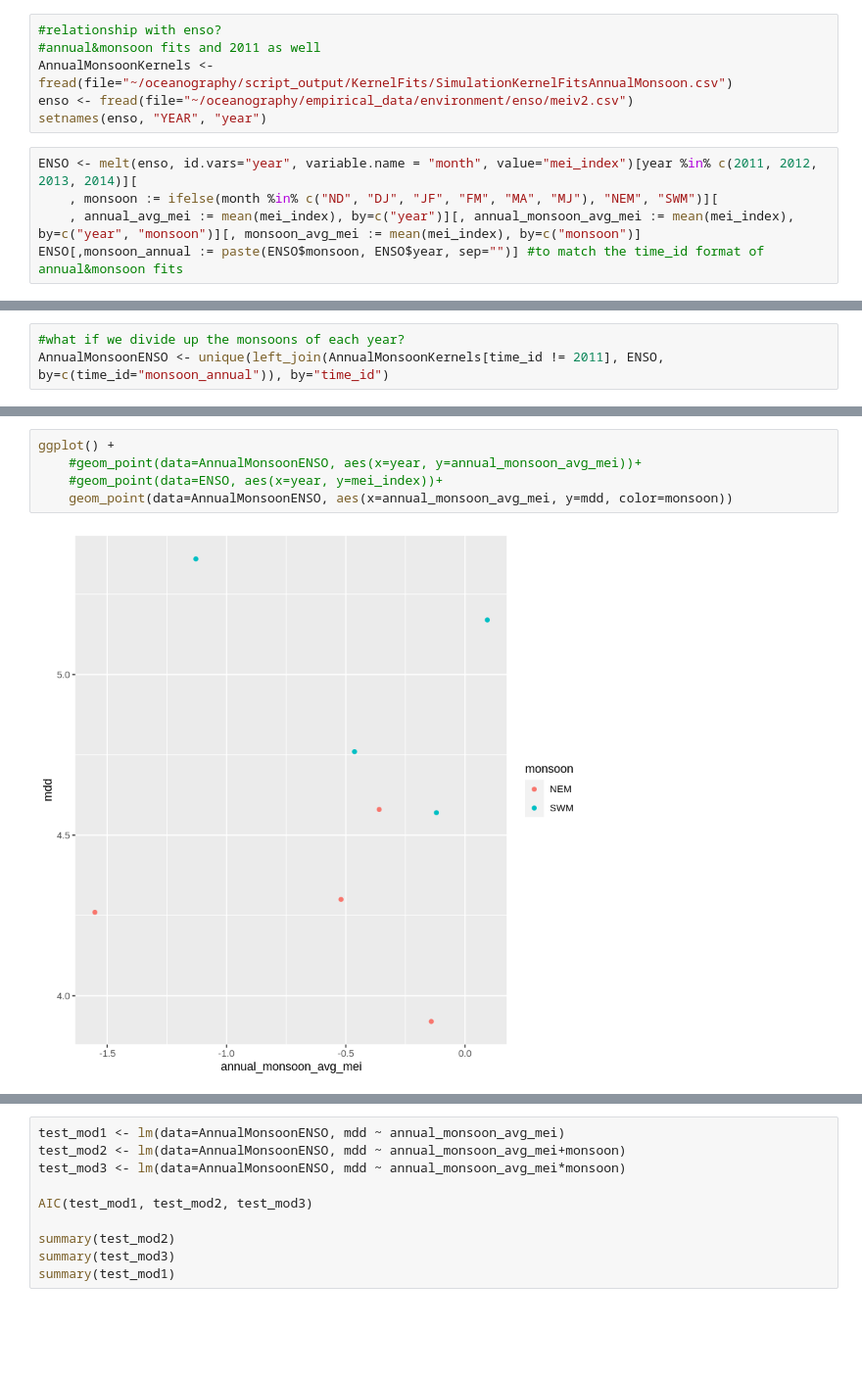
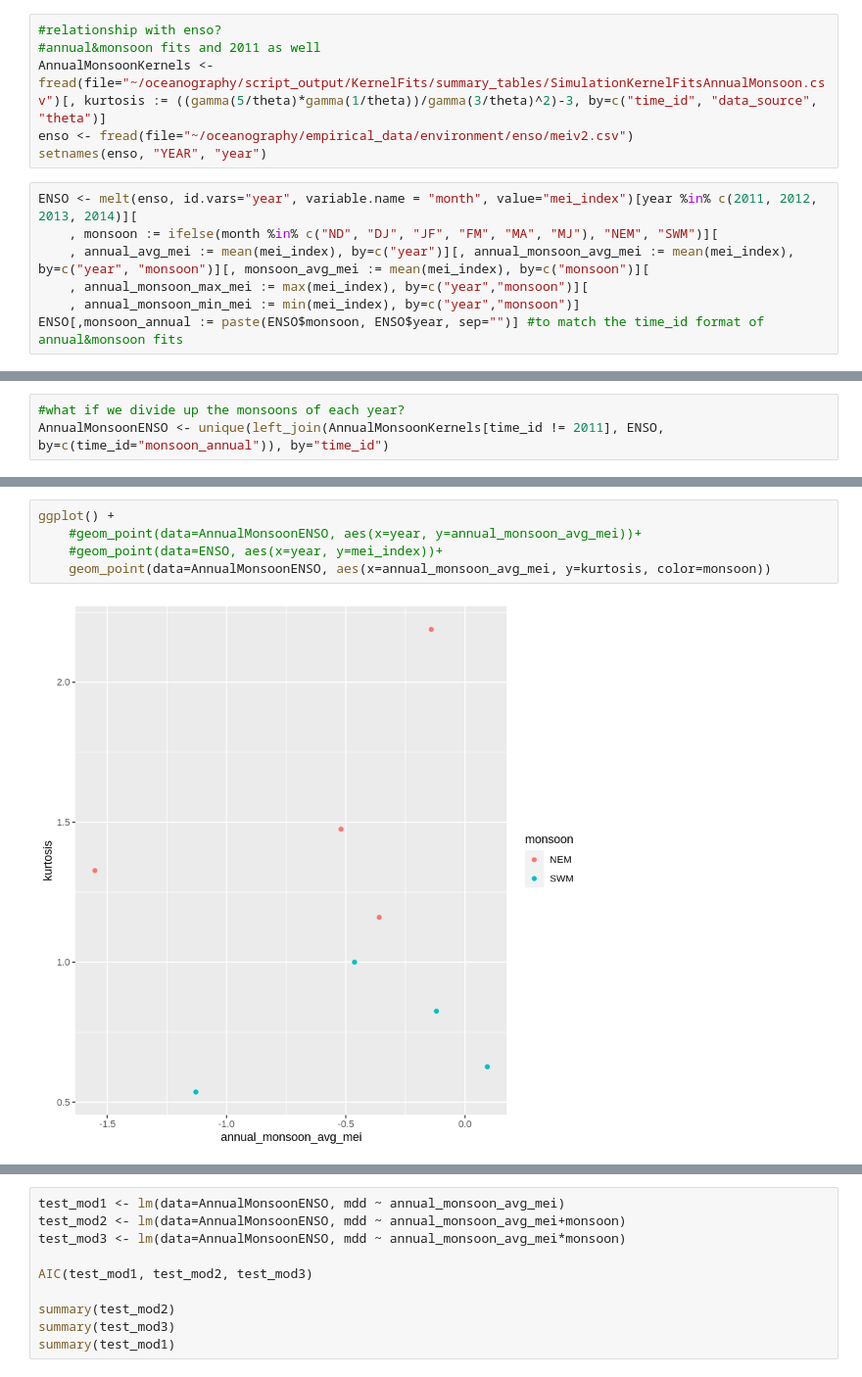
Before and after one commit to pinskylab/CamotesROMS, a Jupyter notebook: notebooks/process_ROMS_kernels.ipynb, the cells around one changed output, grey strips where cells are left out. Shown at 98% size. Drawn from its saved outputs; the diff is of its cells as text; blank space fills up the shorter version.

```diff
--- a/notebooks/process_ROMS_kernels.ipynb
+++ b/notebooks/process_ROMS_kernels.ipynb
@@ -510,12 +498,14 @@ Saving 6.67 x 6.67 in image
 # %%
 #relationship with enso?
 #annual&monsoon fits and 2011 as well
-AnnualMonsoonKernels <- fread(file="~/oceanography/script_output/KernelFits/SimulationKernelFitsAnnualMonsoon.csv")
+AnnualMonsoonKernels <- fread(file="~/oceanography/script_output/KernelFits/summary_tables/SimulationKernelFitsAnnualMonsoon.csv")[, kurtosis := ((gamma(5/theta)*gamma(1/theta))/gamma(3/theta)^2)-3, by=c("time_id", "data_source", "theta")]
 enso <- fread(file="~/oceanography/empirical_data/environment/enso/meiv2.csv")
 setnames(enso, "YEAR", "year")
 # %%
 ENSO <- melt(enso, id.vars="year", variable.name = "month", value="mei_index")[year %in% c(2011, 2012, 2013, 2014)][
     , monsoon := ifelse(month %in% c("ND", "DJ", "JF", "FM", "MA", "MJ"), "NEM", "SWM")][
-    , annual_avg_mei := mean(mei_index), by=c("year")][, annual_monsoon_avg_mei := mean(mei_index), by=c("year", "monsoon")][, monsoon_avg_mei := mean(mei_index), by=c("monsoon")]
+    , annual_avg_mei := mean(mei_index), by=c("year")][, annual_monsoon_avg_mei := mean(mei_index), by=c("year", "monsoon")][, monsoon_avg_mei := mean(mei_index), by=c("monsoon")][
+    , annual_monsoon_max_mei := max(mei_index), by=c("year","monsoon")][
+    , annual_monsoon_min_mei := min(mei_index), by=c("year","monsoon")]
 ENSO[,monsoon_annual := paste(ENSO$monsoon, ENSO$year, sep="")] #to match the time_id format of annual&monsoon fits
 # %%
@@ -590,7 +613,7 @@ AnnualMonsoonENSO <- unique(left_join(AnnualMonsoonKernels[time_id != 2011], ENS
 # %%
 ggplot() +
     #geom_point(data=AnnualMonsoonENSO, aes(x=year, y=annual_monsoon_avg_mei))+
     #geom_point(data=ENSO, aes(x=year, y=mei_index))+
-    geom_point(data=AnnualMonsoonENSO, aes(x=annual_monsoon_avg_mei, y=mdd, color=monsoon))
+    geom_point(data=AnnualMonsoonENSO, aes(x=annual_monsoon_avg_mei, y=kurtosis, color=monsoon))
 # %% [output]
-[figure, old version]
+[figure, new version]
```
Also changed, not shown: parts of 20 cells of this notebook, 3 other files.
